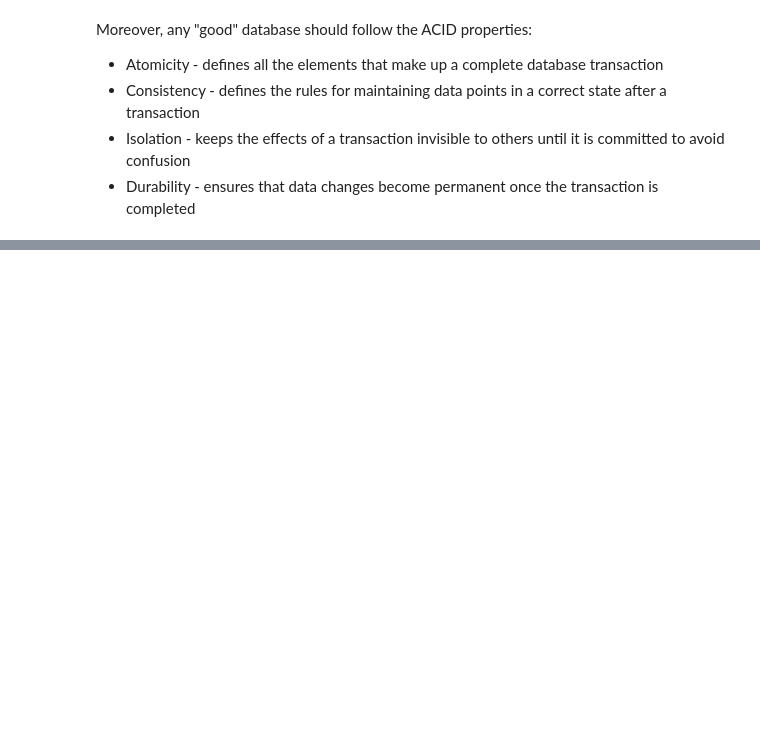
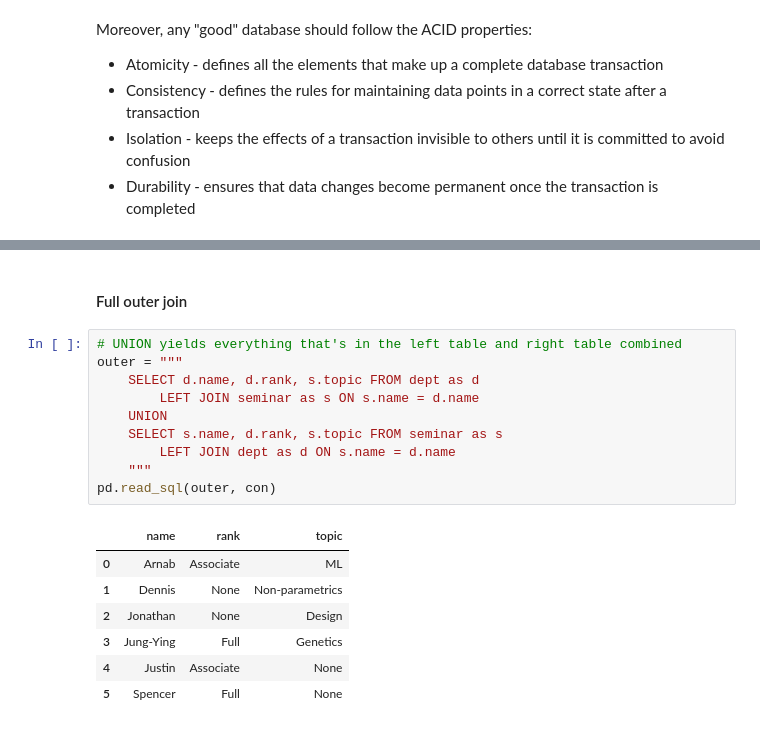
Before and after one commit to scimaksim/Python_graduate_coursework, a Jupyter notebook: Topic_2_notes.ipynb, the cells around one changed output, grey strips where cells are left out. Cells and saved outputs as stored; diff of their text form; blank space fills up the shorter version.

```diff
--- a/Topic_2_notes.ipynb
+++ b/Topic_2_notes.ipynb
@@ -180,0 +304,20 @@ Moreover, any "good" database should follow the ACID properties:
+# %% [markdown]
+#### Full outer join
+# %%
+# UNION yields everything that's in the left table and right table combined
+outer = """
+    SELECT d.name, d.rank, s.topic FROM dept as d
+        LEFT JOIN seminar as s ON s.name = d.name
+    UNION
+    SELECT s.name, d.rank, s.topic FROM seminar as s
+        LEFT JOIN dept as d ON s.name = d.name
+    """
+pd.read_sql(outer, con)
+# %% [output]
+|  | name | rank | topic |
+| 0 | Arnab | Associate | ML |
+| 1 | Dennis | None | Non-parametrics |
+| 2 | Jonathan | None | Design |
+| 3 | Jung-Ying | Full | Genetics |
+| 4 | Justin | Associate | None |
+| 5 | Spencer | Full | None |
```
Also changed, not shown: parts of 18 cells of this notebook, 1 other file.
